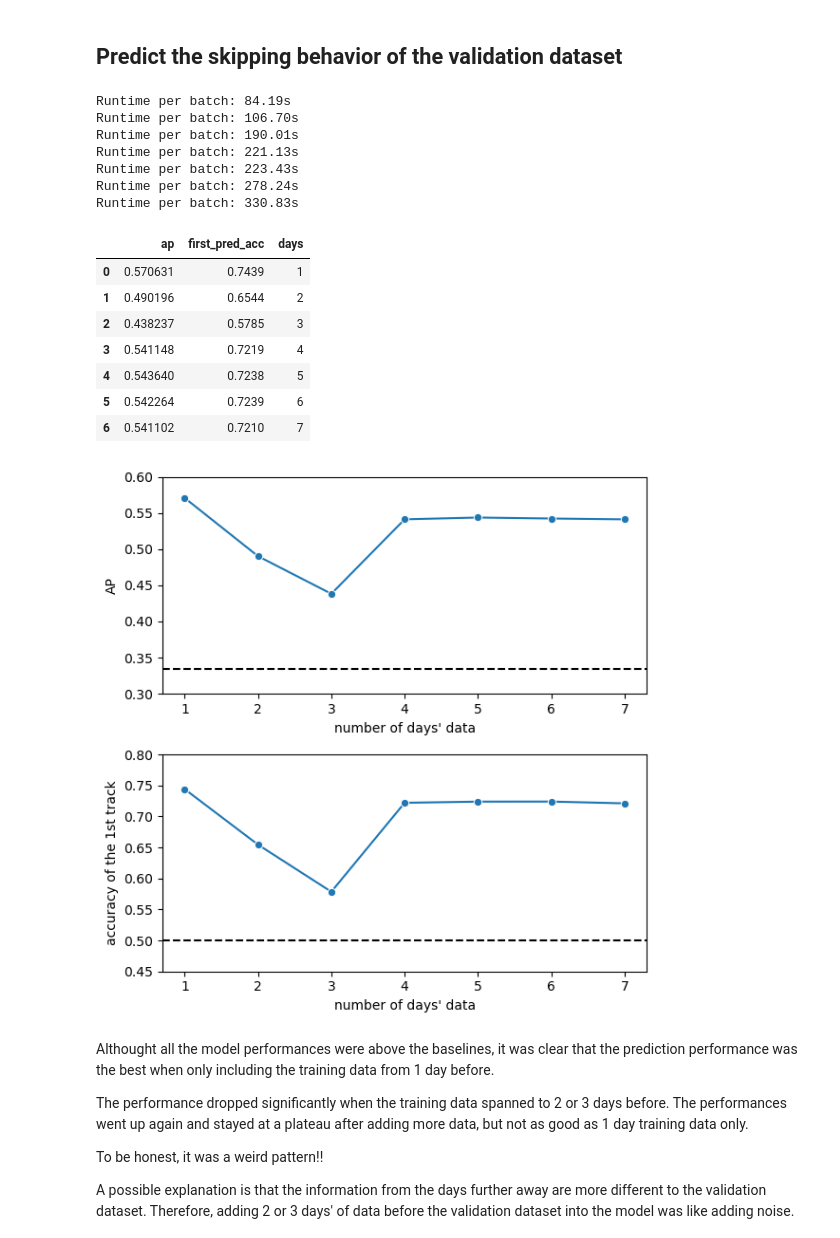
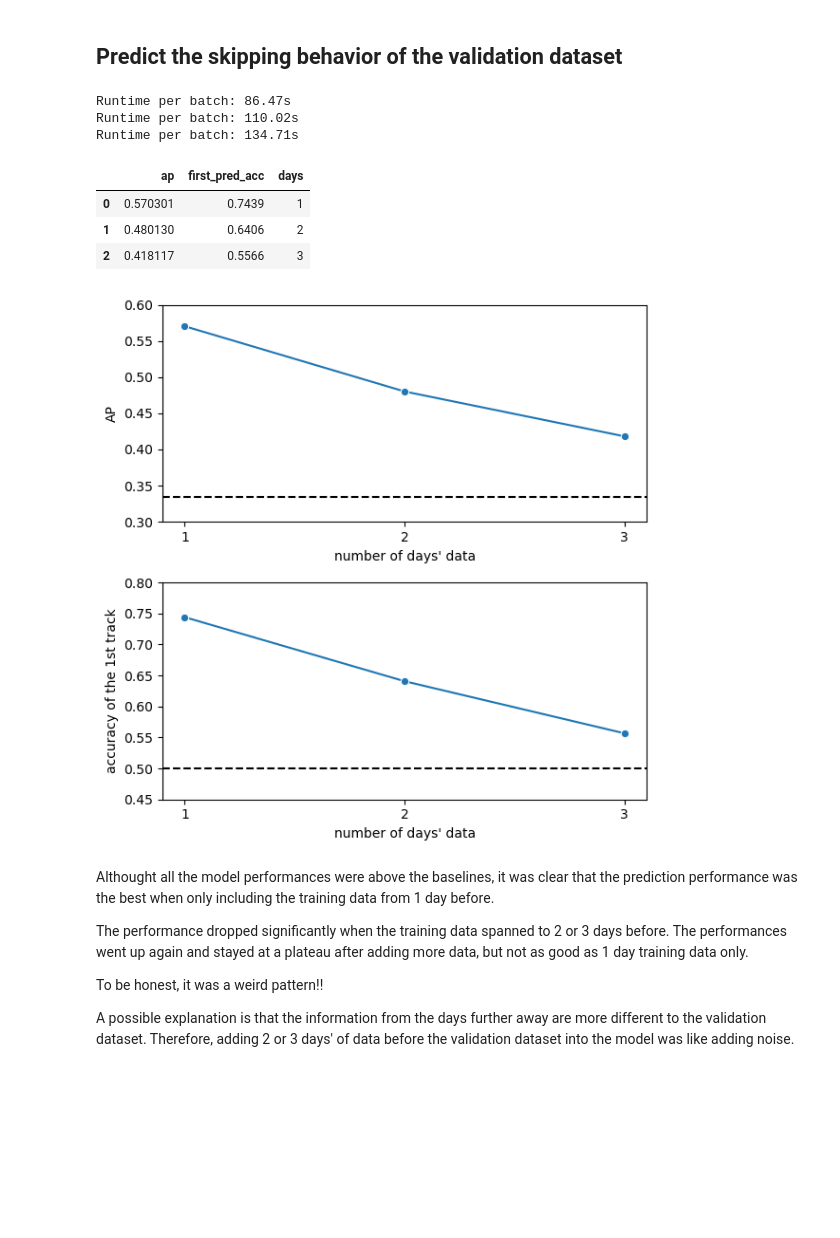
Before and after one commit to curlsloth/Capstone_Spotify-Sequential-Skip-Prediction, a Jupyter notebook: notebooks/6_LightGBM_predict_multipleDays_for20180918.ipynb, the cells around one changed output. Drawn from its saved outputs; the diff is of its cells as text; code cells hidden in the pictures; blank space fills up the shorter version.

Commit message:
update the files to multi day ranges

```diff
--- a/notebooks/6_LightGBM_predict_multipleDays_for20180918.ipynb
+++ b/notebooks/6_LightGBM_predict_multipleDays_for20180918.ipynb
@@ -102,15 +102,11 @@ first_pred_acc_list = []
 
 simFolder_list = ['similarity_20180917-20180917',
                   'similarity_20180916-20180917',
-                  'similarity_20180915-20180917',
-                  'similarity_20180914-20180917',
-                  'similarity_20180913-20180917',
-                  'similarity_20180912-20180917',
-                  'similarity_20180911-20180917']
+                  'similarity_20180915-20180917']
 
 
-for (nFile, simFolder) in zip([10,20,30,40,50,60,70], simFolder_list):
-    model_filename = '../models/SVD/LightGBM_BayesOpt_dec17/for20180918/boost_alltracks_incrementalTrain_'+str(int(nFile))+'_dec23.txt'
+for (nFile, simFolder) in zip([10,20,30], simFolder_list):
+    model_filename = '../models/SVD/LightGBM_BayesOpt_dec17/for20180918/boost_alltracks_incrementalTrain_'+str(int(nFile))+'_multidays_jan14.txt'
 
     df_lookup_list = []
     for file in file_list[0:1]:
@@ -119,6 +115,16 @@ for (nFile, simFolder) in zip([10,20,30,40,50,60,70], simFolder_list):
 
     df_lookup = pd.concat(df_lookup_list)
     df_lookup = df_lookup.merge(tf_df.drop(columns = ['key','time_signature','mode']))
+
+
+    prev_feature_names = lgb.Booster(model_file='../models/SVD/LightGBM_BayesOpt_dec17/for20180918/boost_alltracks_incrementalTrain_5_multidays_jan14.txt').feature_name()
+    if bool(set(prev_feature_names) - set(df_lookup.columns)): # if there are missing columns
+        df_lookup[list(set(prev_feature_names) - set(df_lookup.columns))] = 0 # add the missed columns with 0
+
+    if bool(set(df_lookup.columns)- set(prev_feature_names)): # if there are extra columns
+        extra_cols = list(set(df_lookup.columns)- set(prev_feature_names) - set(['session_id','track_id_clean','skip_2','weight']))
+        df_lookup.drop(columns = extra_cols, inplace = True)
+
 
     df_lookup.sort_values(['session_id','session_position'], inplace = True)
     df_test = df_lookup.drop(columns = ['session_id','track_id_clean','skip_2']).astype('float32')
@@ -140,7 +146,7 @@ for (nFile, simFolder) in zip([10,20,30,40,50,60,70], simFolder_list):
 
     bst = lgb.Booster(model_file=model_filename)  # init model
 
-    ypred = bst.predict(df_test)
+    ypred = bst.predict(X)
     print('Runtime per batch: %0.2fs' % (timer() - start))
 
 
@@ -148,48 +154,44 @@ for (nFile, simFolder) in zip([10,20,30,40,50,60,70], simFolder_list):
     ap_list.append(ap)
     first_pred_acc_list.append(first_pred_acc)
 # %% [output]
-Runtime per batch: 84.19s
-Runtime per batch: 106.70s
-Runtime per batch: 190.01s
-Runtime per batch: 221.13s
-Runtime per batch: 223.43s
-Runtime per batch: 278.24s
-Runtime per batch: 330.83s
+Runtime per batch: 86.47s
+Runtime per batch: 110.02s
+Runtime per batch: 134.71s
 # %%
-results = pd.DataFrame({'ap': ap_list, 'first_pred_acc': first_pred_acc_list, 'days':[1,2,3,4,5,6,7]})
+# results = pd.DataFrame({'ap': ap_list, 'first_pred_acc': first_pred_acc_list, 'days':[1,2,3,4,5,6,7]})
+results = pd.DataFrame({'ap': ap_list, 'first_pred_acc': first_pred_acc_list, 'days':[1,2,3]})
+
 results
 # %% [output]
 |  | ap | first_pred_acc | days |
-| 0 | 0.570631 | 0.7439 | 1 |
-| 1 | 0.490196 | 0.6544 | 2 |
-| 2 | 0.438237 | 0.5785 | 3 |
-| 3 | 0.541148 | 0.7219 | 4 |
-| 4 | 0.543640 | 0.7238 | 5 |
-| 5 | 0.542264 | 0.7239 | 6 |
-| 6 | 0.541102 | 0.7210 | 7 |
+| 0 | 0.570301 | 0.7439 | 1 |
+| 1 | 0.480130 | 0.6406 | 2 |
+| 2 | 0.418117 | 0.5566 | 3 |
 # %%
 import seaborn as sns
 import matplotlib.pyplot as plt
 
 
 fig, (ax1, ax2) = plt.subplots(figsize=(6,6), nrows=2)
 
 graph1 = sns.lineplot(y='ap', x='days', data=results, ax=ax1, hue=True, style = True, markers = True, legend = False)
+ax1.set_xticks([1,2,3])
 ax1.set_ylabel('AP')
 ax1.set_xlabel("number of days' data")
 graph1.axhline(0.334, linestyle = '--', c = 'k')
 ax1.set_ylim(0.3,0.6)
 
 graph2 = sns.lineplot(y='first_pred_acc', x='days', data=results, ax=ax2, hue=True, style = True, markers = True, legend = False)
+ax2.set_xticks([1,2,3])
 ax2.set_ylabel('accuracy of the 1st track')
 ax2.set_xlabel("number of days' data")
 graph2.axhline(0.5, linestyle = '--', c = 'k')
 ax2.set_ylim(0.45,0.8)
 plt.tight_layout()
 
 plt.show()
 # %% [output]
-[figure, old version]
+[figure, new version]
 # %% [markdown]
 Althought all the model performances were above the baselines, it was clear that the prediction performance was the best when only including the training data from 1 day before.
 
```
Also changed, not shown: 15 other files.
